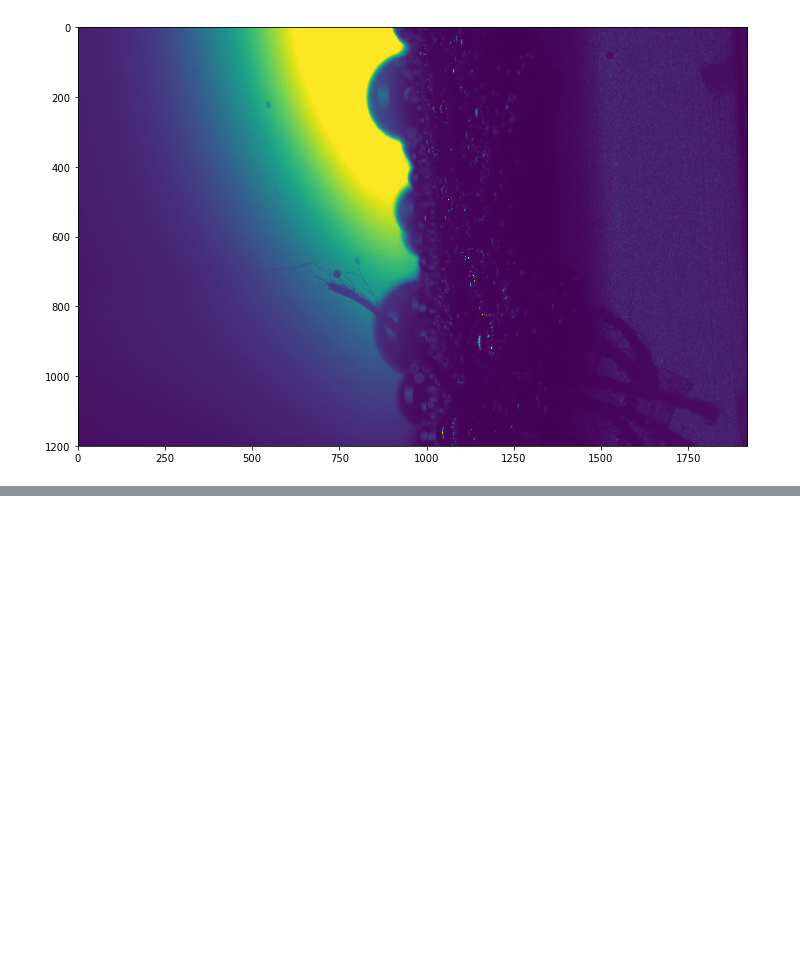
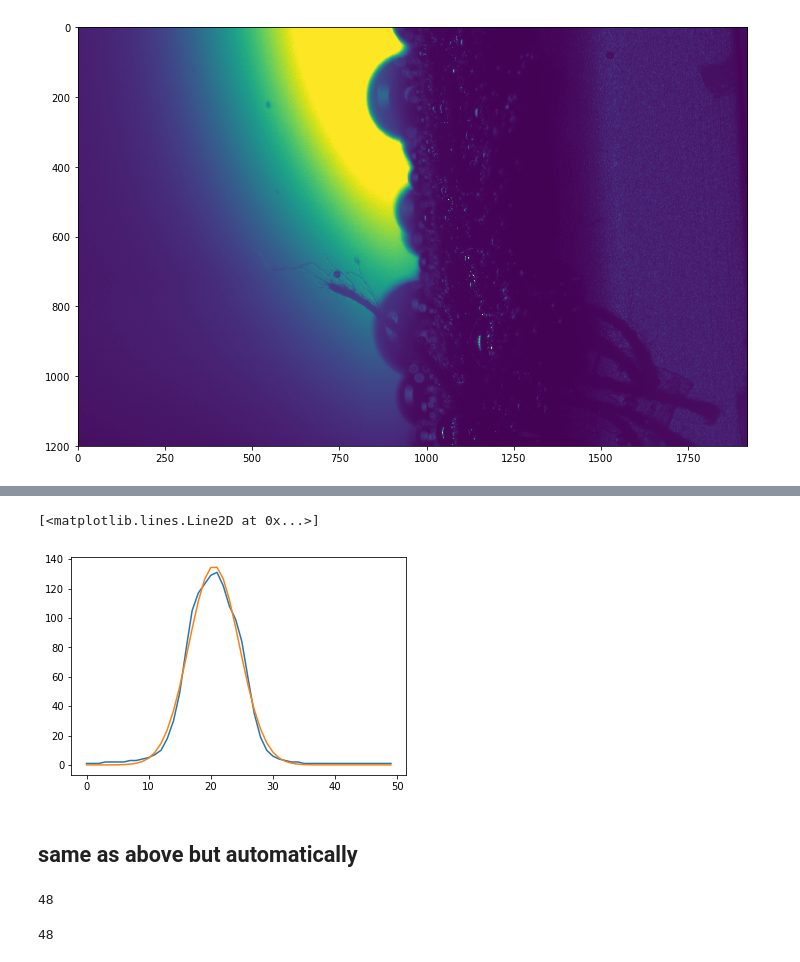
Before and after one commit to zazizizou/gradient_ansatz, a Jupyter notebook: DoF_cailb.ipynb, the cells around one changed output, grey strips where cells are left out. Drawn from its saved outputs; the diff is of its cells as text; code cells hidden in the pictures; blank space fills up the shorter version.

```diff
--- a/DoF_cailb.ipynb
+++ b/DoF_cailb.ipynb
@@ -39,0 +104,19 @@ plt.imshow(bgim[-4])
+# %%
+fit_line = stbl[14][p1.y, int(p1.x-LINE_LEN/2):int(p1.x+LINE_LEN/2)]
+# %%
+(amp, mu, sigma), _ = curve_fit(gauss,
+                               np.arange(0, len(fit_line)),
+                               fit_line)
+# %%
+plt.plot(fit_line)
+xdata = np.arange(0, len(fit_line))
+plt.plot(gauss(xdata, amp, mu, sigma))
+# %% [output]
+[<matplotlib.lines.Line2D at 0x...>]
+[figure, added]
+# %% [markdown]
+## same as above but automatically
+# %%
+len(stbl)
+# %% [output]
+48
@@ -39,0 +134,9 @@ plt.imshow(bgim[-4])
+# %%
+for cb in calib_bubbles:
+    for f in np.arange(cb.frame_start, cb.frame_end):
+        fit_line = stbl[f][p1.y, int(p1.x-LINE_LEN/2):int(p1.x+LINE_LEN/2)]
+        (amp, mu, sigma), _ = curve_fit(gauss,
+                                       np.arange(0, len(fit_line)),
+                                       fit_line)
+# %% [output]
+48
```
Also changed, not shown: parts of 11 cells of this notebook, 51 other files.
